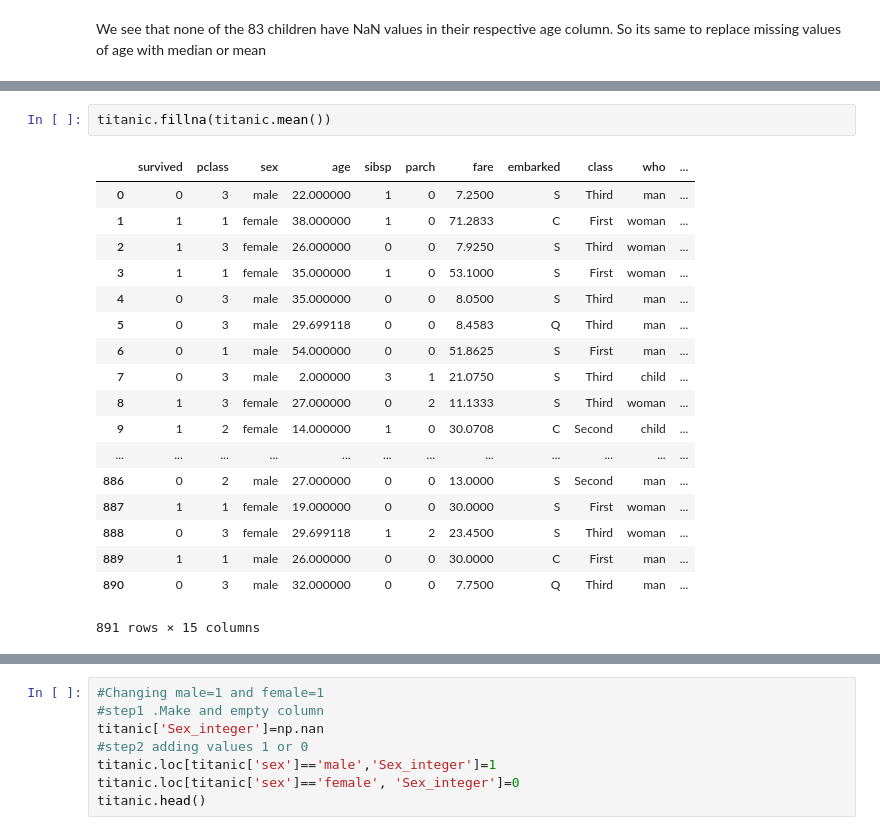
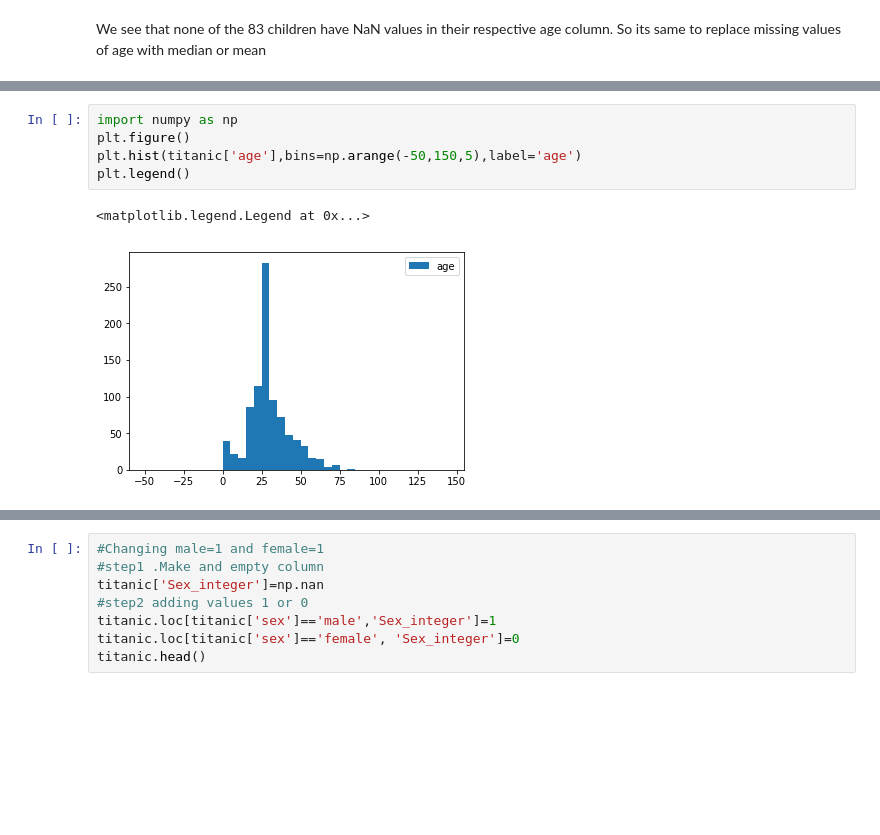
Before and after one commit to rohailkhan/titanic_data_analysis, a Jupyter notebook: Titanic Data analysis.ipynb, the cells around one changed output, grey strips where cells are left out. Saved outputs shown, nothing was run; the diff lists cells and outputs as text; blank space fills up the shorter version.

```diff
--- a/Titanic Data analysis.ipynb
+++ b/Titanic Data analysis.ipynb
@@ -201,24 +183,11 @@ Name: age, Length: 891, dtype: float64
-# %%
-titanic.fillna(titanic.mean())
-# %% [output]
-|  | survived | pclass | sex | age | sibsp | parch | fare | embarked | class | who | ... |
-| 0 | 0 | 3 | male | 22.000000 | 1 | 0 | 7.2500 | S | Third | man | ... |
-| 1 | 1 | 1 | female | 38.000000 | 1 | 0 | 71.2833 | C | First | woman | ... |
-| 2 | 1 | 3 | female | 26.000000 | 0 | 0 | 7.9250 | S | Third | woman | ... |
-| 3 | 1 | 1 | female | 35.000000 | 1 | 0 | 53.1000 | S | First | woman | ... |
-| 4 | 0 | 3 | male | 35.000000 | 0 | 0 | 8.0500 | S | Third | man | ... |
-| 5 | 0 | 3 | male | 29.699118 | 0 | 0 | 8.4583 | Q | Third | man | ... |
-| 6 | 0 | 1 | male | 54.000000 | 0 | 0 | 51.8625 | S | First | man | ... |
-| 7 | 0 | 3 | male | 2.000000 | 3 | 1 | 21.0750 | S | Third | child | ... |
-| 8 | 1 | 3 | female | 27.000000 | 0 | 2 | 11.1333 | S | Third | woman | ... |
-| 9 | 1 | 2 | female | 14.000000 | 1 | 0 | 30.0708 | C | Second | child | ... |
-| ... | ... | ... | ... | ... | ... | ... | ... | ... | ... | ... | ... |
-| 886 | 0 | 2 | male | 27.000000 | 0 | 0 | 13.0000 | S | Second | man | ... |
-| 887 | 1 | 1 | female | 19.000000 | 0 | 0 | 30.0000 | S | First | woman | ... |
-| 888 | 0 | 3 | female | 29.699118 | 1 | 2 | 23.4500 | S | Third | woman | ... |
-| 889 | 1 | 1 | male | 26.000000 | 0 | 0 | 30.0000 | C | First | man | ... |
-| 890 | 0 | 3 | male | 32.000000 | 0 | 0 | 7.7500 | Q | Third | man | ... |
-891 rows × 15 columns
+# %%
+import numpy as np
+plt.figure()
+plt.hist(titanic['age'],bins=np.arange(-50,150,5),label='age')
+plt.legend()
+# %% [output]
+<matplotlib.legend.Legend at 0x...>
+[figure, added]
 # %%
 titanic.hist(column='age',    # Column to plot
                    figsize=(9,6),   # Plot size
```
Also changed, not shown: parts of 25 cells of this notebook.
